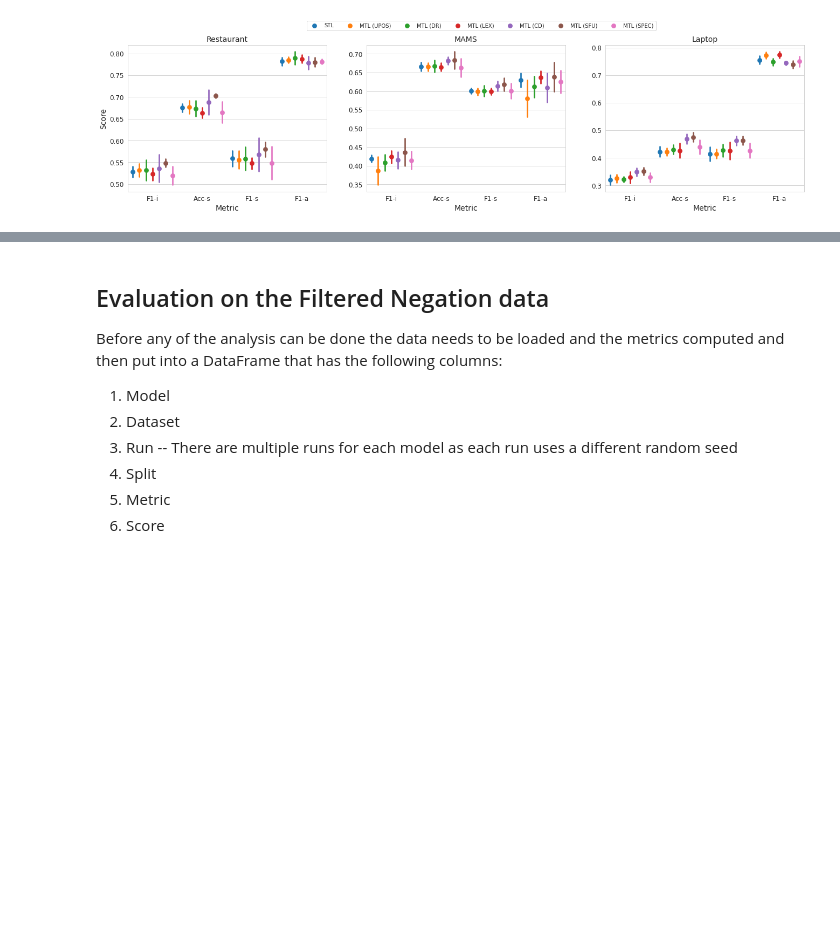
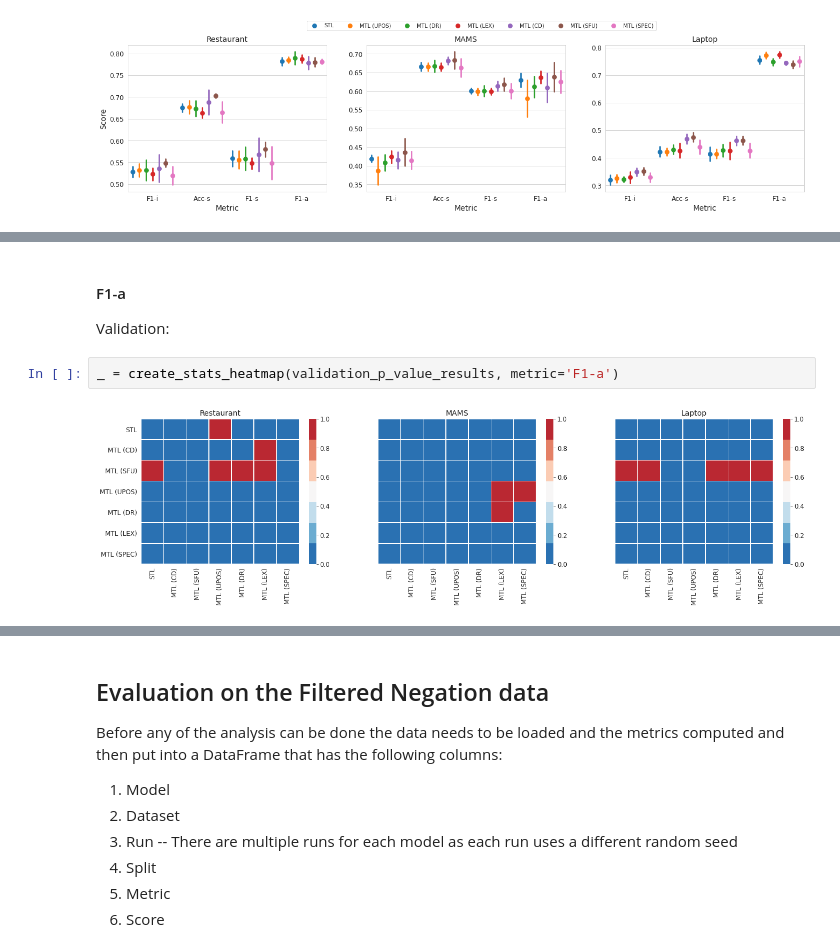
Before and after one commit to jerbarnes/multitask_negation_for_targeted_sentiment, a Jupyter notebook: notebooks/Negation_Evaluation.ipynb, the cells around one changed output, grey strips where cells are left out. Saved outputs shown, nothing was run; the diff lists cells and outputs as text; blank space fills up the shorter version.

```diff
--- a/notebooks/Negation_Evaluation.ipynb
+++ b/notebooks/Negation_Evaluation.ipynb
@@ -292,0 +399,8 @@ _ = create_triple_plot(test_headline_results)
+# %% [markdown]
+#### F1-a
+
+Validation:
+# %%
+_ = create_stats_heatmap(validation_p_value_results, metric='F1-a')
+# %% [output]
+[figure, added]
```
Also changed, not shown: parts of 31 cells of this notebook.
